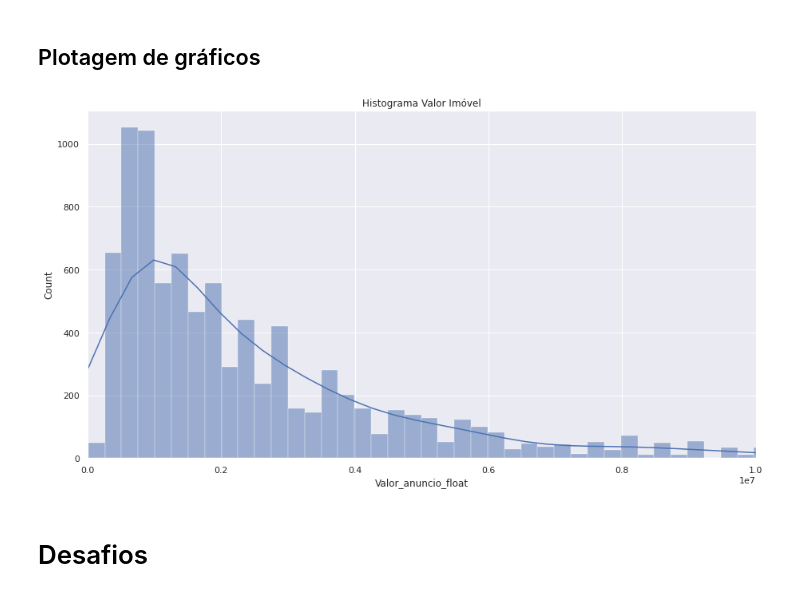
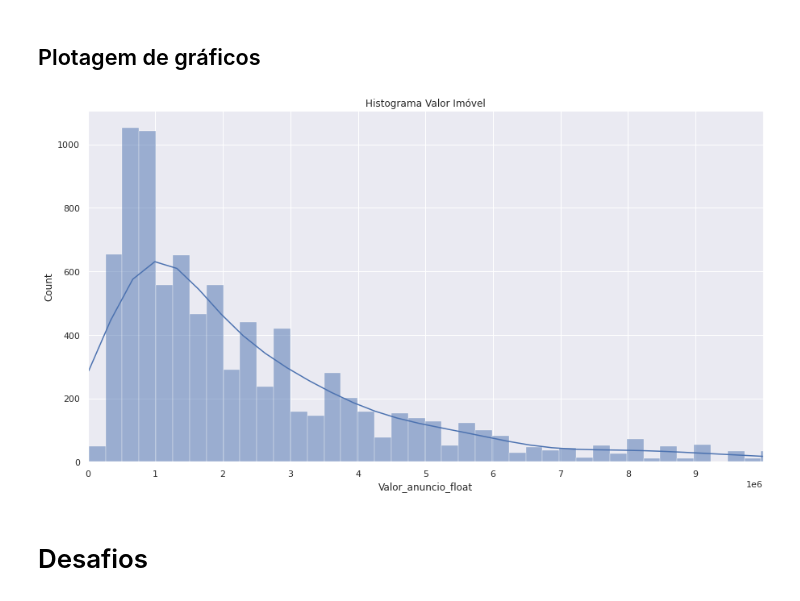
Before and after one commit to Tathy/Pesquisa-Imoveis-SP, a Jupyter notebook: Pesquisa_de_imóveis_em_São_Paulo_Imersão_Dados_Alura.ipynb, the cells around one changed output. Drawn from its saved outputs; the diff is of its cells as text; code cells hidden in the pictures.

```diff
--- a/Pesquisa_de_imóveis_em_São_Paulo_Imersão_Dados_Alura.ipynb
+++ b/Pesquisa_de_imóveis_em_São_Paulo_Imersão_Dados_Alura.ipynb
@@ -583,14 +583,15 @@ import matplotlib.pyplot as plt
 # %%
 sns.set()
 plt.figure(figsize = (15,8))
 
 ax = sns.histplot(data = dados_vendas, x = "Valor_anuncio_float", kde = True)
 ax.set_title("Histograma Valor Imóvel")
 
 plt.xlim((-50, 10000000))
+plt.xticks(range(0, 10000000, 1000000))
 
 plt.show()
 # %% [output]
-[figure, old version]
+[figure, new version]
 # %% [markdown]
 # Desafios
```
Also changed, not shown: parts of 29 cells of this notebook.
